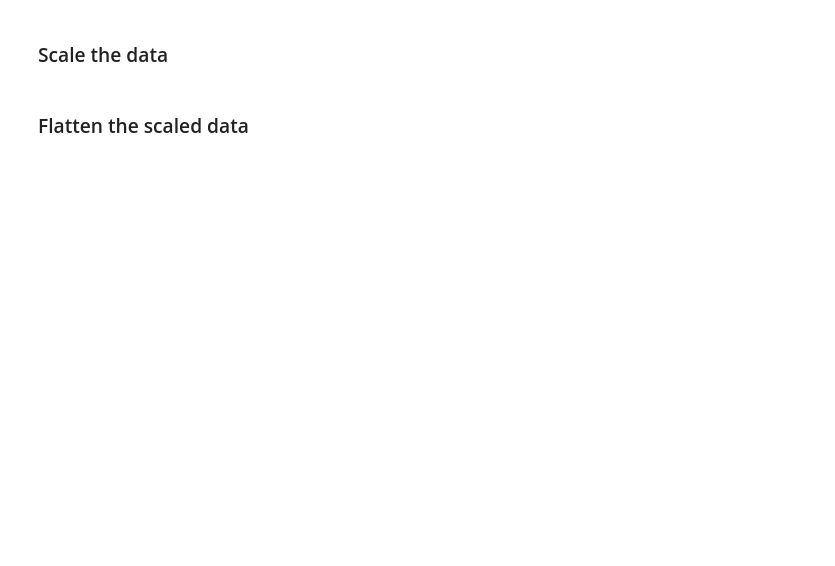
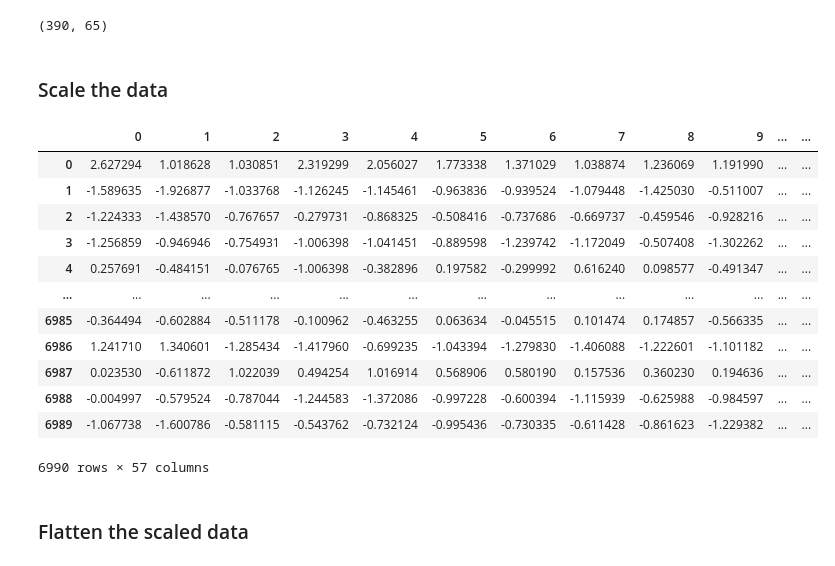
Before and after one commit to jasminkarki/wifi-sensing-har, a Jupyter notebook: load_fft_pca.ipynb, the cells around one changed output. Cells and saved outputs as stored; diff of their text form; code cells hidden in the pictures; blank space fills up the shorter version.

```diff
--- a/load_fft_pca.ipynb
+++ b/load_fft_pca.ipynb
@@ -14,11 +100,13 @@ walk_fft = pd.read_csv("C:\\Users\\Dell\\Documents\\Wifi-Sensing-HAR\\data\\proc
 # %%
-csi_rows_raw = []
-for one_row in walk_fft["CSI_AMP"]:
-    one_row = one_row.strip("[]")
-    csi_row_raw = [float(x) for x in one_row.split(" ") if x != '']
-    csi_rows_raw.append(csi_row_raw)
+def spilt_amplitude_from_FFT(activity_df_fft):
+    csi_rows_raw = []
+    for one_row in activity_df_fft["CSI_AMP"]:
+        # one_row = one_row.strip("[]")
+        # csi_row_raw = [float(x) for x in one_row.split(" ") if x != '']
+        csi_row_raw = [float(x) for x in one_row if x != '']
+        csi_rows_raw.append(csi_row_raw)
 
-# Convert the list of lists to a DataFrame and append it to the appropriate DataFrame based on the file name
-csi_df = pd.DataFrame(csi_rows_raw)
-csi_df["batch"]=walk_fft["batch"]
-csi_df
+    # Convert the list of lists to a DataFrame and append it to the appropriate DataFrame based on the file name
+    csi_df = pd.DataFrame(csi_rows_raw)
+    csi_df["batch"]=activity_df_fft["batch"]
+    return csi_df
@@ -39,3 +117,7 @@ csi_df
+# %%
+final_up_df.shape
+# %% [output]
+(390, 65)
 # %% [markdown]
 ### Scale the data
 # %%
@@ -53,3 +143,19 @@ walk_scaled_df["batch"] = walk_fft["batch"]
+# %%
+walk_scaled_df
+# %% [output]
+|  | 0 | 1 | 2 | 3 | 4 | 5 | 6 | 7 | 8 | 9 | ... | ... |
+| 0 | 2.627294 | 1.018628 | 1.030851 | 2.319299 | 2.056027 | 1.773338 | 1.371029 | 1.038874 | 1.236069 | 1.191990 | ... | ... |
+| 1 | -1.589635 | -1.926877 | -1.033768 | -1.126245 | -1.145461 | -0.963836 | -0.939524 | -1.079448 | -1.425030 | -0.511007 | ... | ... |
+| 2 | -1.224333 | -1.438570 | -0.767657 | -0.279731 | -0.868325 | -0.508416 | -0.737686 | -0.669737 | -0.459546 | -0.928216 | ... | ... |
+| 3 | -1.256859 | -0.946946 | -0.754931 | -1.006398 | -1.041451 | -0.889598 | -1.239742 | -1.172049 | -0.507408 | -1.302262 | ... | ... |
+| 4 | 0.257691 | -0.484151 | -0.076765 | -1.006398 | -0.382896 | 0.197582 | -0.299992 | 0.616240 | 0.098577 | -0.491347 | ... | ... |
+| ... | ... | ... | ... | ... | ... | ... | ... | ... | ... | ... | ... | ... |
+| 6985 | -0.364494 | -0.602884 | -0.511178 | -0.100962 | -0.463255 | 0.063634 | -0.045515 | 0.101474 | 0.174857 | -0.566335 | ... | ... |
+| 6986 | 1.241710 | 1.340601 | -1.285434 | -1.417960 | -0.699235 | -1.043394 | -1.279830 | -1.406088 | -1.222601 | -1.101182 | ... | ... |
+| 6987 | 0.023530 | -0.611872 | 1.022039 | 0.494254 | 1.016914 | 0.568906 | 0.580190 | 0.157536 | 0.360230 | 0.194636 | ... | ... |
+| 6988 | -0.004997 | -0.579524 | -0.787044 | -1.244583 | -1.372086 | -0.997228 | -0.600394 | -1.115939 | -0.625988 | -0.984597 | ... | ... |
+| 6989 | -1.067738 | -1.600786 | -0.581115 | -0.543762 | -0.732124 | -0.995436 | -0.730335 | -0.611428 | -0.861623 | -1.229382 | ... | ... |
+6990 rows × 57 columns
 # %% [markdown]
 ### Flatten the scaled data
 # %%
```
Also changed, not shown: parts of 26 cells of this notebook.
